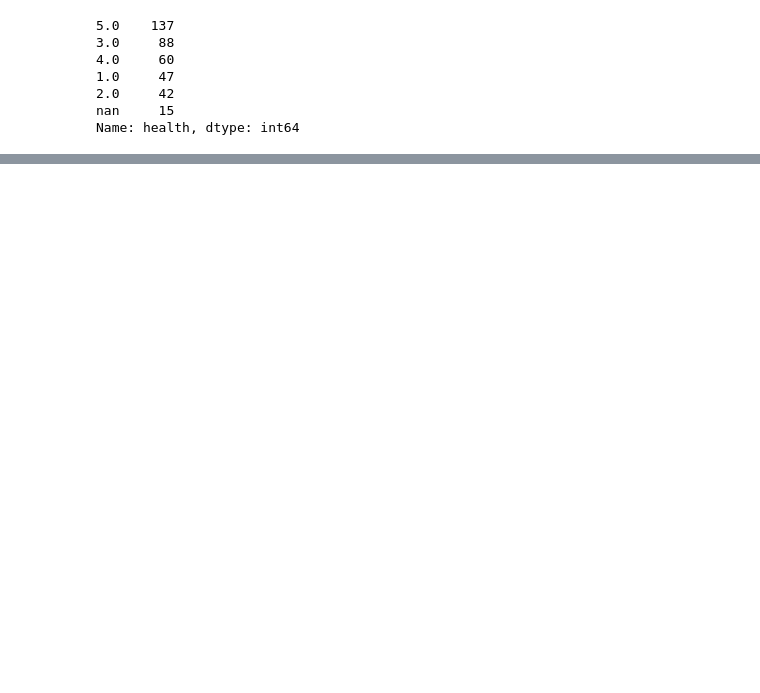
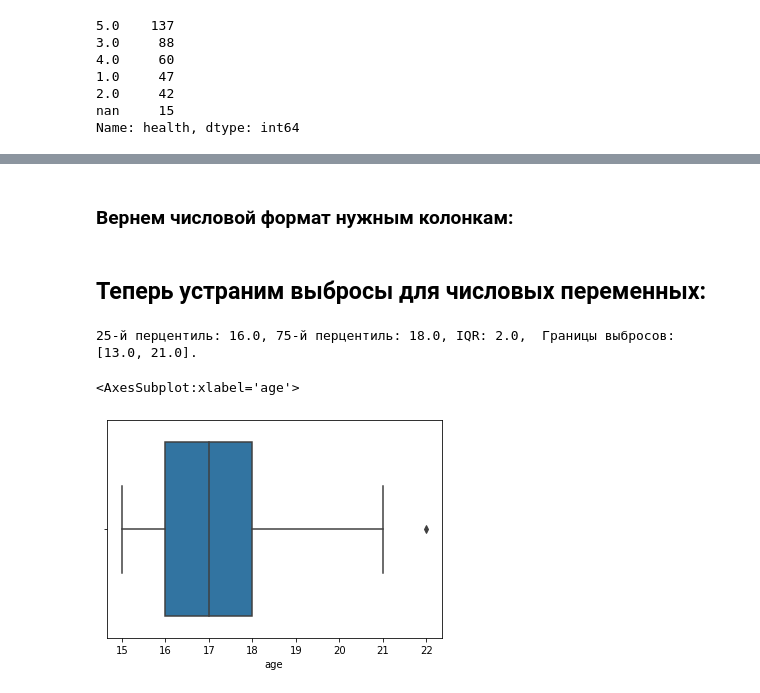
Before and after one commit to novikaj/AlinaProjects, a Jupyter notebook: module_2/0_project_2_EDA.ipynb, the cells around one changed output, grey strips where cells are left out. Drawn from its saved outputs; the diff is of its cells as text; code cells hidden in the pictures; blank space fills up the shorter version.

```diff
--- a/module_2/0_project_2_EDA.ipynb
+++ b/module_2/0_project_2_EDA.ipynb
@@ -1215,0 +1193,2 @@ Name: score, dtype: int64
+# %%
+studying.loc[studying['absences']=='nan', 'absences']=4.0
@@ -1215,0 +1217,23 @@ Name: score, dtype: int64
+# %% [markdown]
+### Вернем числовой формат нужным колонкам:
+# %%
+studying['Medu'] = studying['Medu'].astype(float)
+studying['Fedu'] = studying['Fedu'].astype(float)
+studying['traveltime'] = studying['traveltime'].astype(float)
+studying['studytime'] = studying['studytime'].astype(float)
+studying['failures'] = studying['failures'].astype(float)
+studying['studytime, granular'] = studying['studytime, granular'].astype(float)
+studying['famrel'] = studying['famrel'].astype(float)
+studying['freetime'] = studying['freetime'].astype(float)
+studying['goout'] = studying['goout'].astype(float)
+studying['health'] = studying['health'].astype(float)
+studying['absences'] = studying['absences'].astype(float)
+# %% [markdown]
+## Теперь устраним выбросы для числовых переменных:
+# %%
+iqr('age')
+sns.boxplot(x=studying['age']) # ранее было решено возраст в 22 года выбромо не считать)
+# %% [output]
+25-й перцентиль: 16.0, 75-й перцентиль: 18.0, IQR: 2.0,  Границы выбросов: [13.0, 21.0].
+<AxesSubplot:xlabel='age'>
+[figure, added]
```
Also changed, not shown: parts of 62 cells of this notebook.
